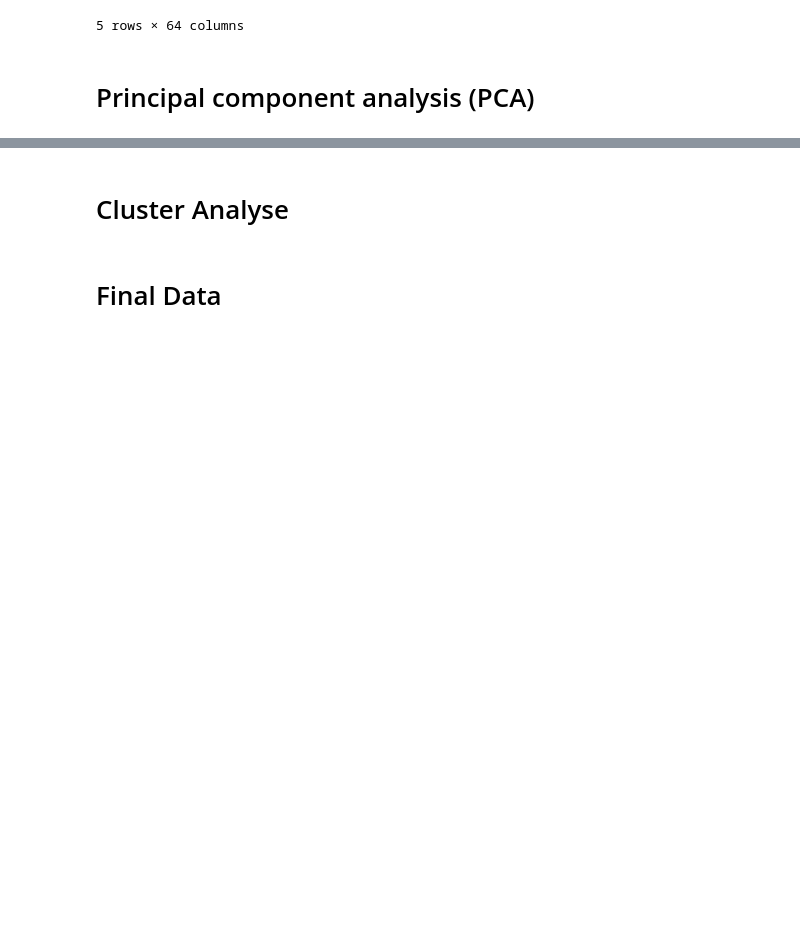
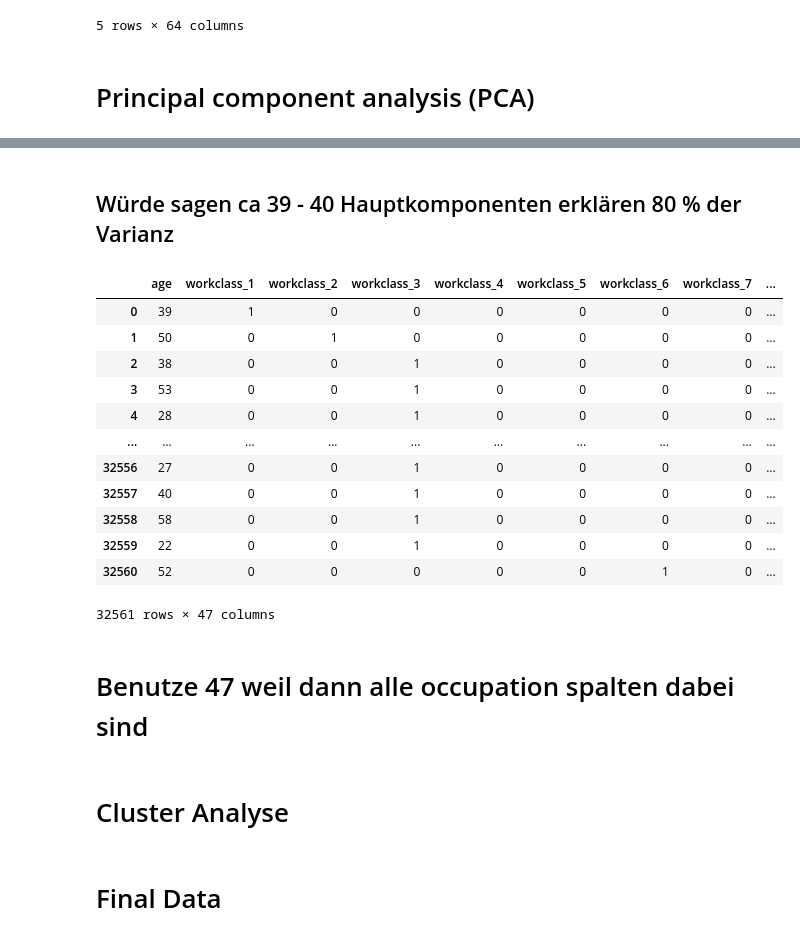
Before and after one commit to simonsymhoven/income-classification, a Jupyter notebook: income-classification.ipynb, the cells around one changed output, grey strips where cells are left out. Drawn from its saved outputs; the diff is of its cells as text; code cells hidden in the pictures; blank space fills up the shorter version.

```diff
--- a/income-classification.ipynb
+++ b/income-classification.ipynb
@@ -339,3 +444,23 @@ NotFittedError: This StandardScaler instance is not fitted yet. Call 'fit' with
+# %% [markdown]
+## Würde sagen ca 39 - 40 Hauptkomponenten erklären 80 % der Varianz
+# %%
+train_df.iloc[:,0:47]
+# %% [output]
+|  | age | workclass_1 | workclass_2 | workclass_3 | workclass_4 | workclass_5 | workclass_6 | workclass_7 | ... |
+| 0 | 39 | 1 | 0 | 0 | 0 | 0 | 0 | 0 | ... |
+| 1 | 50 | 0 | 1 | 0 | 0 | 0 | 0 | 0 | ... |
+| 2 | 38 | 0 | 0 | 1 | 0 | 0 | 0 | 0 | ... |
+| 3 | 53 | 0 | 0 | 1 | 0 | 0 | 0 | 0 | ... |
+| 4 | 28 | 0 | 0 | 1 | 0 | 0 | 0 | 0 | ... |
+| ... | ... | ... | ... | ... | ... | ... | ... | ... | ... |
+| 32556 | 27 | 0 | 0 | 1 | 0 | 0 | 0 | 0 | ... |
+| 32557 | 40 | 0 | 0 | 1 | 0 | 0 | 0 | 0 | ... |
+| 32558 | 58 | 0 | 0 | 1 | 0 | 0 | 0 | 0 | ... |
+| 32559 | 22 | 0 | 0 | 1 | 0 | 0 | 0 | 0 | ... |
+| 32560 | 52 | 0 | 0 | 0 | 0 | 0 | 1 | 0 | ... |
+32561 rows × 47 columns
+# %% [markdown]
+# Benutze 47 weil dann alle occupation spalten dabei sind
 # %% [markdown]
 # Cluster Analyse
 # %% [markdown]
```
Also changed, not shown: parts of 13 cells of this notebook.
